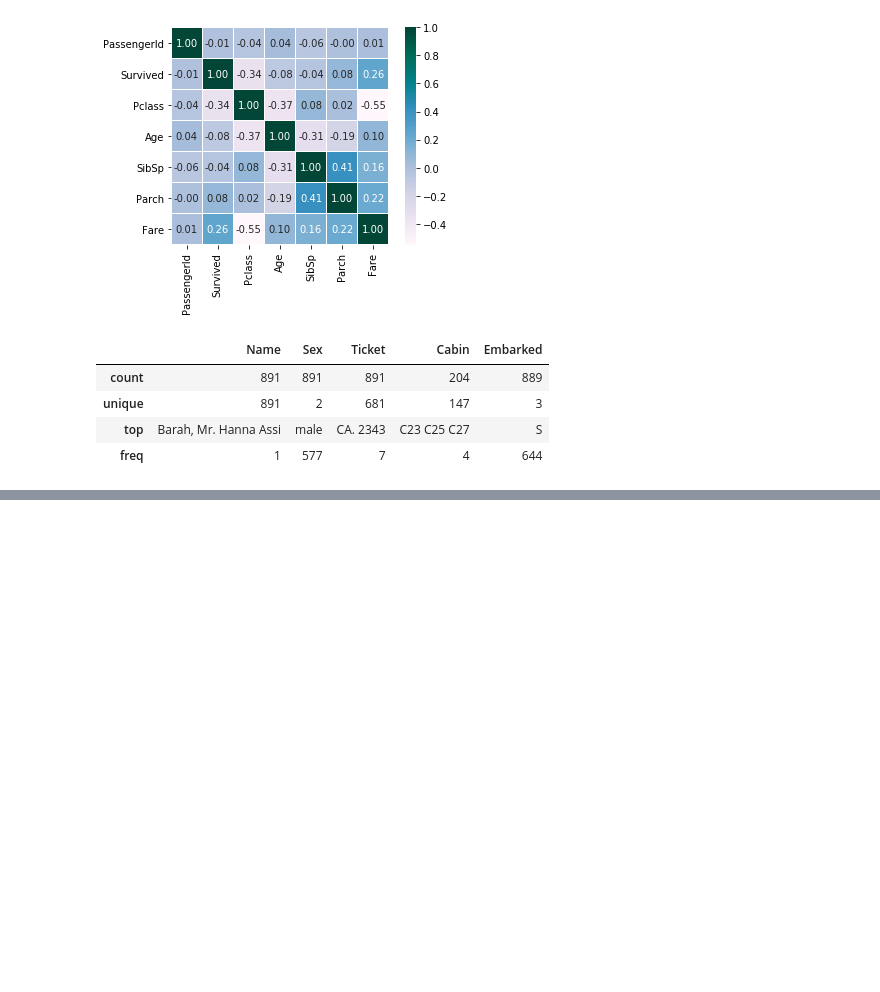
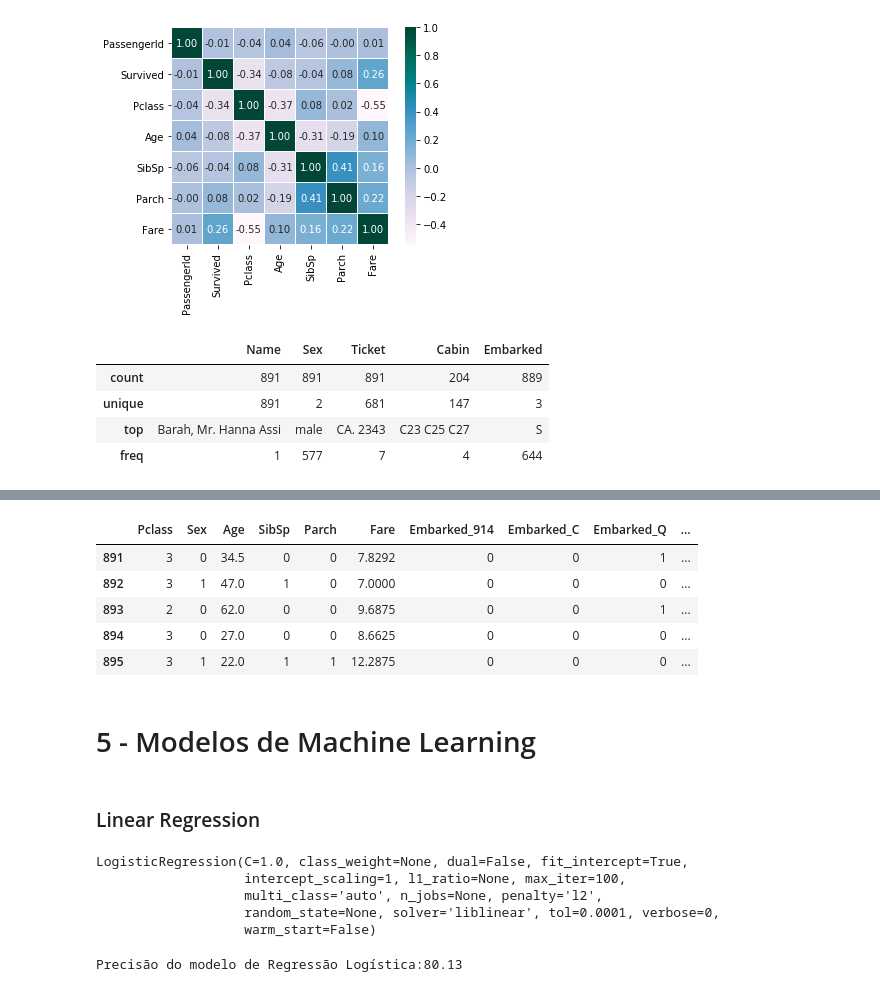
Before and after one commit to gustavocrod/Data-Science, a Jupyter notebook: Titanic/Titanic.ipynb, the cells around one changed output, grey strips where cells are left out. Cells and saved outputs as stored; diff of their text form; code cells hidden in the pictures; blank space fills up the shorter version.

```diff
--- a/Titanic/Titanic.ipynb
+++ b/Titanic/Titanic.ipynb
@@ -206,0 +318,11 @@ Pode-se observar que:
+# %%
+test_ds.head()
+# %% [output]
+|  | Pclass | Sex | Age | SibSp | Parch | Fare | Embarked_914 | Embarked_C | Embarked_Q | ... |
+| 891 | 3 | 0 | 34.5 | 0 | 0 | 7.8292 | 0 | 0 | 1 | ... |
+| 892 | 3 | 1 | 47.0 | 1 | 0 | 7.0000 | 0 | 0 | 0 | ... |
+| 893 | 2 | 0 | 62.0 | 0 | 0 | 9.6875 | 0 | 0 | 1 | ... |
+| 894 | 3 | 0 | 27.0 | 0 | 0 | 8.6625 | 0 | 0 | 0 | ... |
+| 895 | 3 | 1 | 22.0 | 1 | 1 | 12.2875 | 0 | 0 | 0 | ... |
+# %% [markdown]
+# 5 - Modelos de Machine Learning
@@ -206,0 +332,18 @@ Pode-se observar que:
+# %% [markdown]
+### Linear Regression
+# %%
+# Regressão Logística - Linear regression
+lr_model = LogisticRegression(solver='liblinear')
+lr_model.fit(train_ds, target)
+# %% [output]
+LogisticRegression(C=1.0, class_weight=None, dual=False, fit_intercept=True,
+                   intercept_scaling=1, l1_ratio=None, max_iter=100,
+                   multi_class='auto', n_jobs=None, penalty='l2',
+                   random_state=None, solver='liblinear', tol=0.0001, verbose=0,
+                   warm_start=False)
+# %%
+# verificar a acurácia do modelo
+lr_precision = round(lr_model.score(train_ds, target) * 100, 2)
+print("Precisão do modelo de Regressão Logística:" + str(lr_precision))
+# %% [output]
+Precisão do modelo de Regressão Logística:80.13
```
Also changed, not shown: parts of 29 cells of this notebook, 2 other files.
